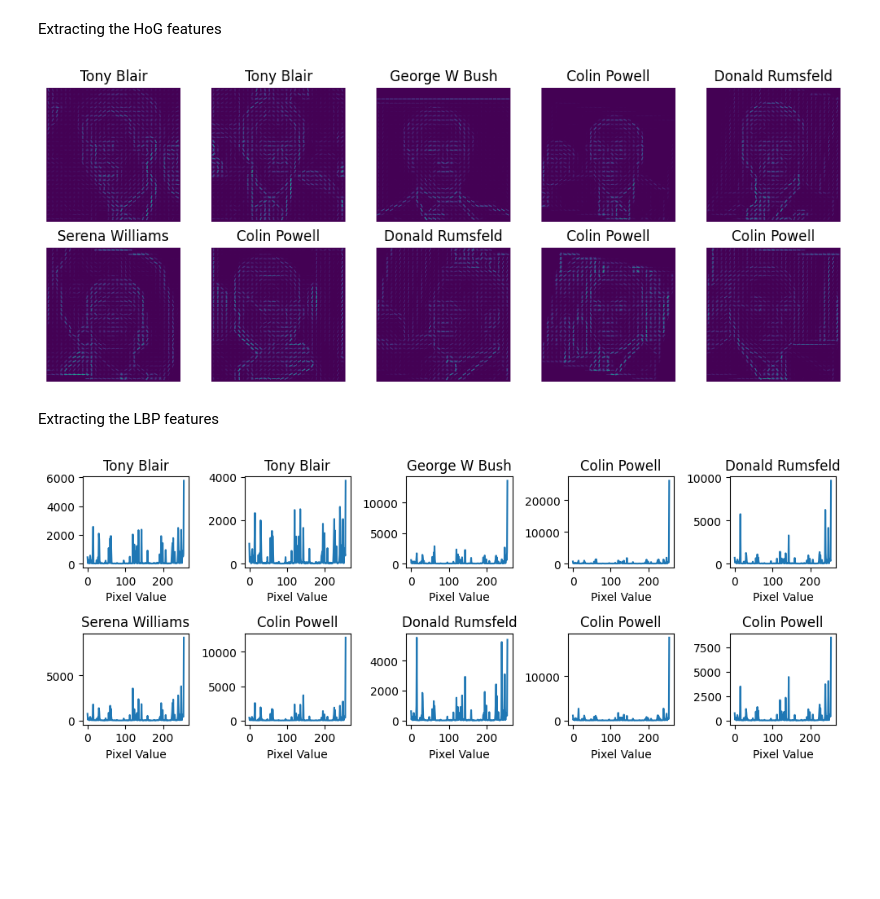
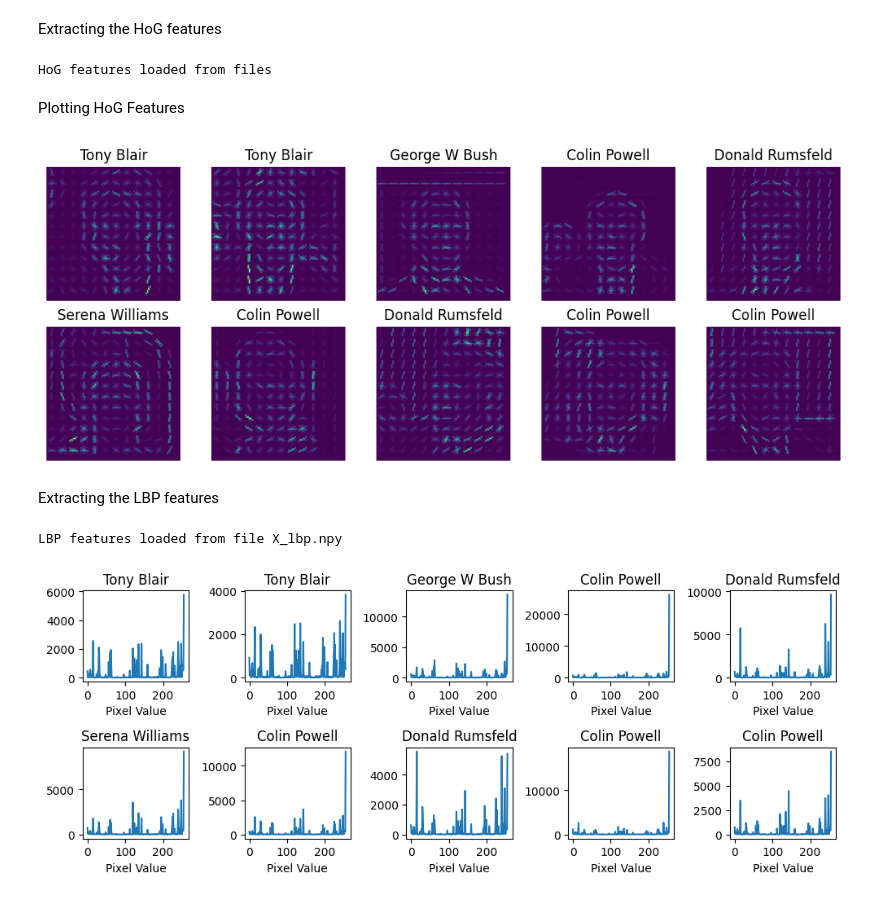
Before and after one commit to Irwindeep/csl2050, a Jupyter notebook: src/face-identification.ipynb, the cells around one changed output. Drawn from its saved outputs; the diff is of its cells as text; code cells hidden in the pictures; blank space fills up the shorter version.

```diff
--- a/src/face-identification.ipynb
+++ b/src/face-identification.ipynb
@@ -86,9 +86,8 @@ from skimage.io import imread
 
 # Function to compute HoG features (already provided)
 def compute_hog(img):
-  image = imread(img)
-  fd, hog_image = hog(image, orientations=9, pixels_per_cell=(8, 8),
-                    cells_per_block=(2, 2), visualize=True, channel_axis=-1)
+  fd, hog_image = hog(img, orientations=9, pixels_per_cell=(8, 8),
+                cells_per_block=(2, 2), visualize=True, block_norm='L2-Hys')
   return fd, hog_image
 # %% [markdown]
 Functions to calculate LBP features
@@ -197,21 +196,62 @@ plt.show()
 [figure]
 # %% [markdown]
 Extracting the HoG features
+# %%
+import os
+
+if os.path.exists('X_hog.npy') and os.path.exists('I_hog.npy'):
+    # Load array if file exists
+    X_hog = np.load('X_hog.npy')
+    I_hog = np.load('I_hog.npy')
+    print("HoG features loaded from files")
+else:
+    X_hog = []
+    I_hog = []
+
+    for i, face in enumerate(faces):
+        hog_f, hog_i = compute_hog(face)
+        X_hog.append(hog_f)
+        I_hog.append(hog_i)
+        if(i%100 == 0): print(f"Images Processed: [{i}/{paths.shape[0]}]")
+
+    X_hog = np.array(X_hog)
+    I_hog = np.array(I_hog)
+    np.save('X_hog.npy', X_hog)
+    np.save('I_hog.npy', I_hog)
+# %% [output]
+HoG features loaded from files
+# %% [markdown]
+Plotting HoG Features
 # %%
 # Plotting HoG features
 plt.figure(figsize=(10, 4))
 for i in range(10):
-    hog_f, hog_i = compute_hog(paths[i])
     plt.subplot(2, 5, i + 1)
-    plt.imshow(hog_i)
+    plt.imshow(I_hog[i])
     plt.title(target_names[target[i]])
     plt.axis('off')
 plt.tight_layout()
 plt.show()
 # %% [output]
-[figure, old version]
+[figure, new version]
 # %% [markdown]
 Extracting the LBP features
+# %%
+if os.path.exists('X_lbp.npy'):
+    # Load array if file exists
+    X_lbp = np.load('X_lbp.npy')
+    print("LBP features loaded from file X_lbp.npy")
+else:
+    X_lbp = []
+
+    for i, path in enumerate(paths):
+        lbp = calcLBP(path)
+        if(i%100 == 0): print(f"Images Processed: [{i}/{paths.shape[0]}]")
+
+    X_lbp = np.array(X_hog)
+    np.save('X_lbp.npy', X_lbp)
+# %% [output]
+LBP features loaded from file X_lbp.npy
 # %%
 # Plotting the histograms for LBP Features
 plt.figure(figsize=(10, 4))
```
Also changed, not shown: parts of 8 cells of this notebook, 6 other files.
